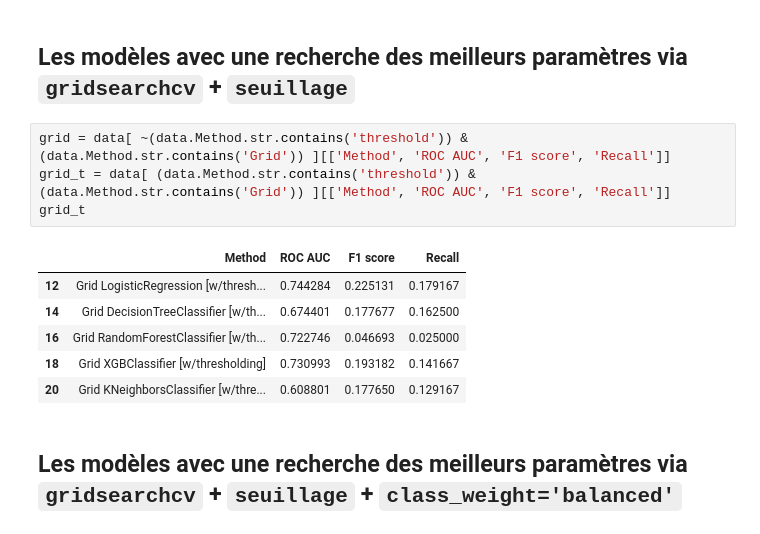
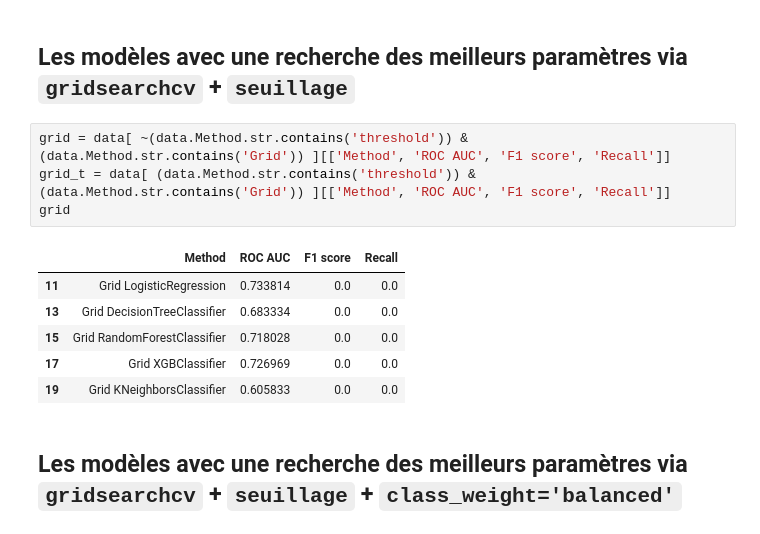
Before and after one commit to Valkea/OC_AI_04, a Jupyter notebook: 03_Display_Scores.ipynb, the cells around one changed output. Drawn from its saved outputs; the diff is of its cells as text.

```diff
--- a/03_Display_Scores.ipynb
+++ b/03_Display_Scores.ipynb
@@ -50,14 +50,14 @@ basic_t
 # %%
 grid = data[ ~(data.Method.str.contains('threshold')) & (data.Method.str.contains('Grid')) ][['Method', 'ROC AUC', 'F1 score', 'Recall']]
 grid_t = data[ (data.Method.str.contains('threshold')) & (data.Method.str.contains('Grid')) ][['Method', 'ROC AUC', 'F1 score', 'Recall']]
-grid_t
+grid
 # %% [output]
 |  | Method | ROC AUC | F1 score | Recall |
-| 12 | Grid LogisticRegression [w/thresh... | 0.744284 | 0.225131 | 0.179167 |
-| 14 | Grid DecisionTreeClassifier [w/th... | 0.674401 | 0.177677 | 0.162500 |
-| 16 | Grid RandomForestClassifier [w/th... | 0.722746 | 0.046693 | 0.025000 |
-| 18 | Grid XGBClassifier [w/thresholding] | 0.730993 | 0.193182 | 0.141667 |
-| 20 | Grid KNeighborsClassifier [w/thre... | 0.608801 | 0.177650 | 0.129167 |
+| 11 | Grid LogisticRegression | 0.733814 | 0.0 | 0.0 |
+| 13 | Grid DecisionTreeClassifier | 0.683334 | 0.0 | 0.0 |
+| 15 | Grid RandomForestClassifier | 0.718028 | 0.0 | 0.0 |
+| 17 | Grid XGBClassifier | 0.726969 | 0.0 | 0.0 |
+| 19 | Grid KNeighborsClassifier | 0.605833 | 0.0 | 0.0 |
 # %% [markdown]
 ## Les modèles avec une recherche des meilleurs paramètres via `gridsearchcv` + `seuillage` + `class_weight='balanced'`
 # %%
```
Also changed, not shown: parts of 14 cells of this notebook, 2 other files.
